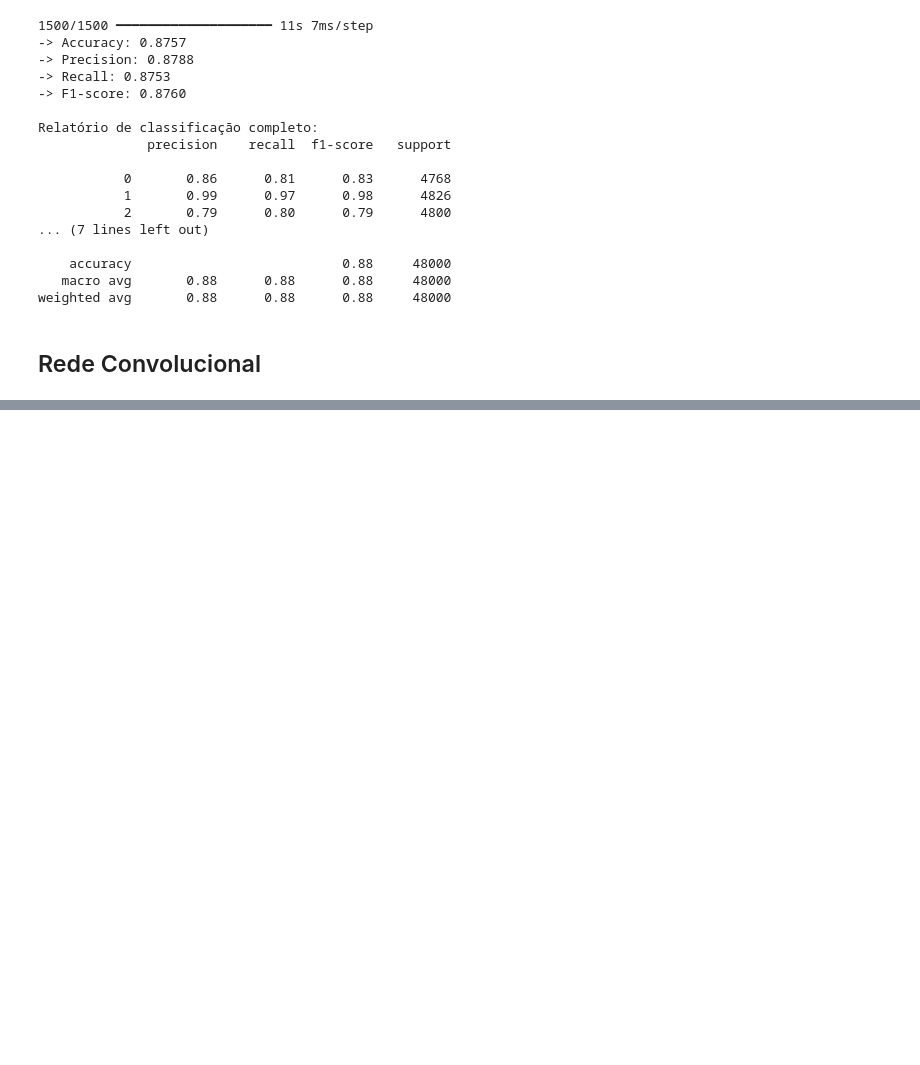
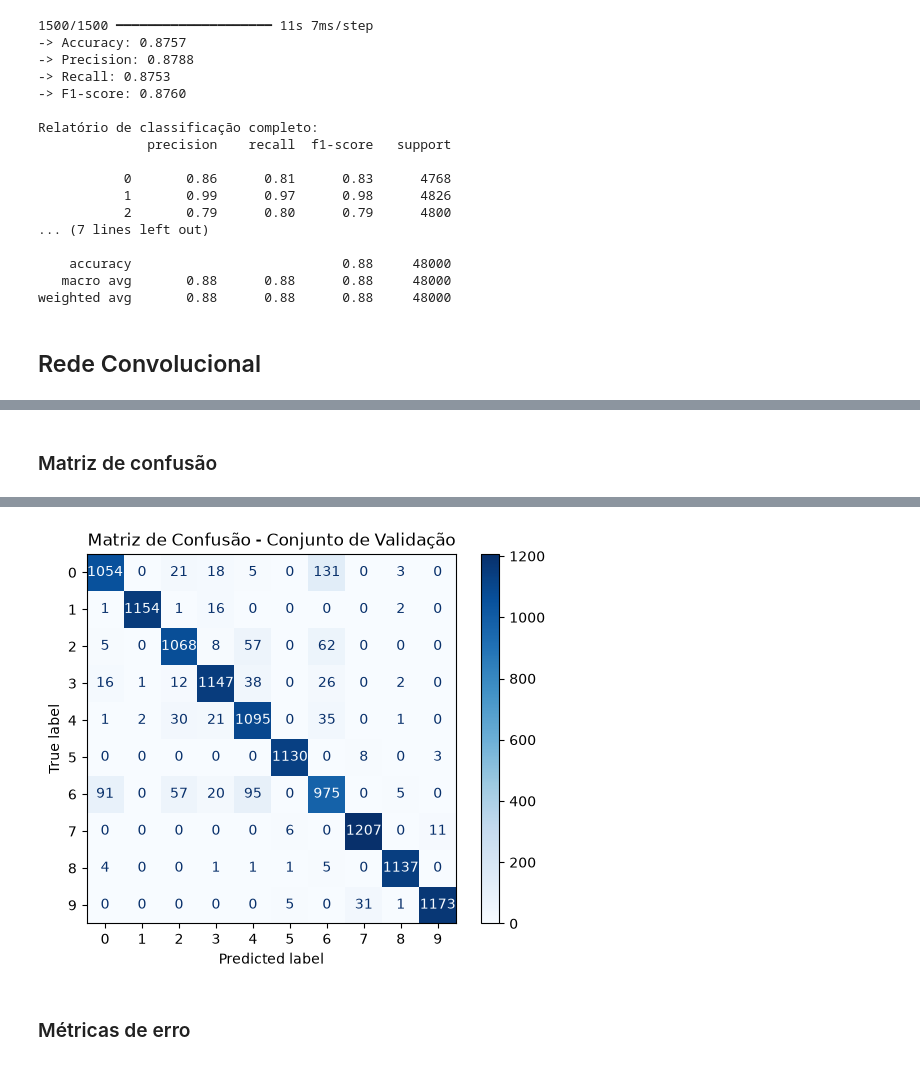
Before and after one commit to sergiocaua311/Deep-Learning, a Jupyter notebook: questao_tres.ipynb, the cells around one changed output, grey strips where cells are left out. Cells and saved outputs as stored; diff of their text form; code cells hidden in the pictures; blank space fills up the shorter version.

```diff
--- a/questao_tres.ipynb
+++ b/questao_tres.ipynb
@@ -508,0 +553,11 @@ modelo.save('modelo_cnn.keras')
+# %% [markdown]
+### Matriz de confusão
+# %%
+y_pred_val = np.argmax(modelo.predict(X_val), axis=1)
+
+cm = confusion_matrix(y_val, y_pred_val)
+disp = ConfusionMatrixDisplay(confusion_matrix=cm, display_labels=list(range(10)))
+disp.plot(cmap='Blues')
+plt.title('Matriz de Confusão - Conjunto de Validação')
+plt.show()
+# %% [output]
@@ -508,0 +565,3 @@ modelo.save('modelo_cnn.keras')
+[figure, added]
+# %% [markdown]
+### Métricas de erro
```
Also changed, not shown: parts of 3 cells of this notebook.
